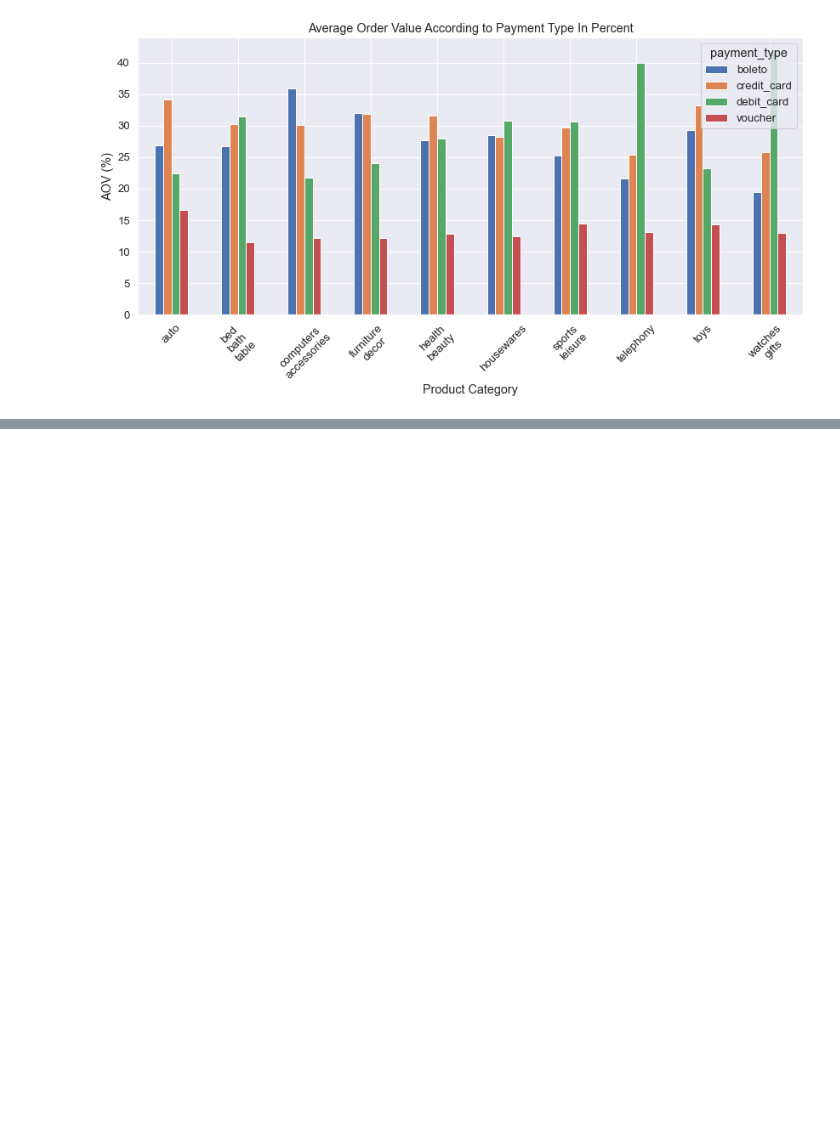
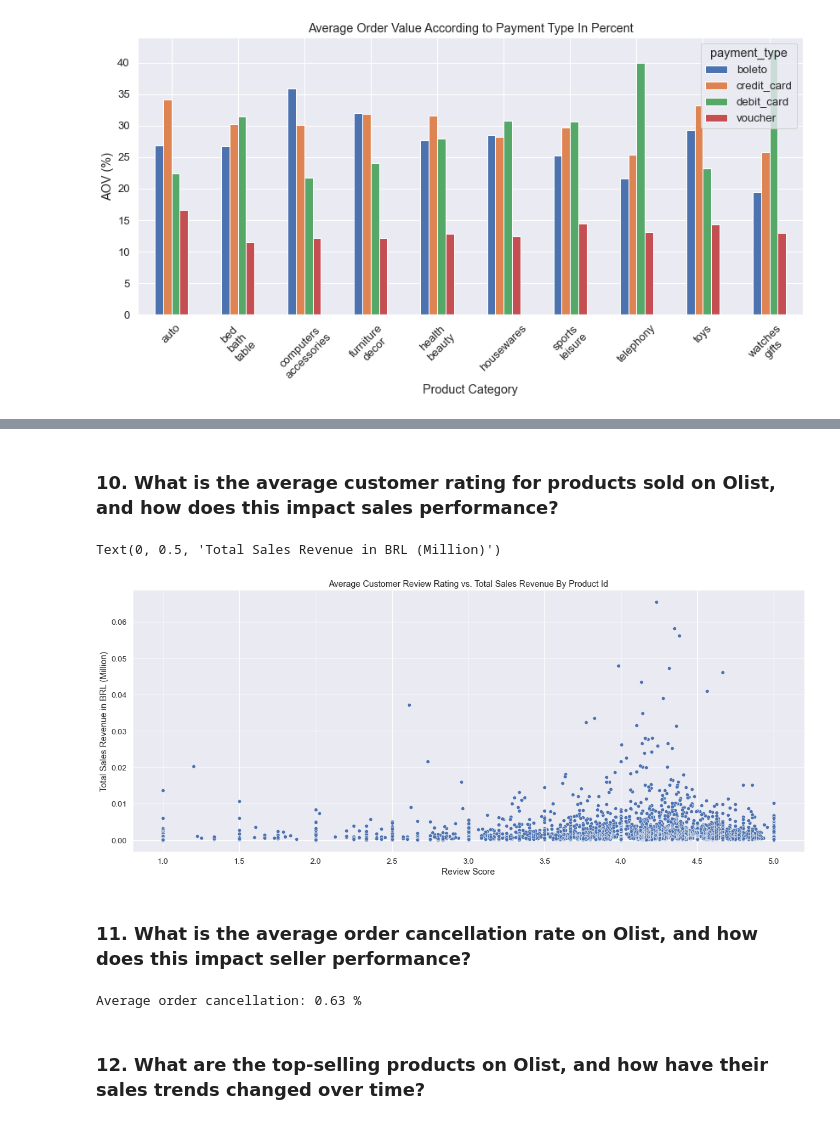
Before and after one commit to fihashim/olist-eda, a Jupyter notebook: olist-eda-p1.ipynb, the cells around one changed output, grey strips where cells are left out. Drawn from its saved outputs; the diff is of its cells as text; code cells hidden in the pictures; blank space fills up the shorter version.

```diff
--- a/olist-eda-p1.ipynb
+++ b/olist-eda-p1.ipynb
@@ -615,0 +717,68 @@ plt.show()
+# %% [markdown]
+### 10. What is the average customer rating for products sold on Olist, and how does this impact sales performance?
+# %%
+custom_orders_items_products_payments_reviews = custom.merge(orders, on='customer_id', how='left').merge(order_items, on='order_id', how='left').merge(products_df, on='product_id', how='left').merge(order_payments, on='order_id', how='left').merge(order_reviews, on='order_id', how='left')
+custom_orders_items_products_payments_reviews.drop(columns=['customer_id', 'customer_zip_code_prefix',
+       'customer_city', 'customer_state',
+       'order_purchase_timestamp', 'order_approved_at',
+       'order_delivered_carrier_date',
+       'order_estimated_delivery_date', 'order_item_id',
+       'seller_id', 'shipping_limit_date', 'price', 'freight_value',
+        'product_name_lenght',
+       'product_description_lenght', 'product_photos_qty', 'product_weight_g',
+       'product_length_cm', 'product_height_cm', 'product_width_cm',
+       'payment_sequential', 'payment_type', 'payment_installments', 'review_comment_message'], inplace=True)
+
+# remove duplicate reviews to avoid double counting
+custom_orders_items_products_payments_reviews = custom_orders_items_products_payments_reviews.drop_duplicates(subset='review_id', keep='first')
+
+# remove missing review scores
+custom_orders_items_products_payments_reviews = custom_orders_items_products_payments_reviews[~custom_orders_items_products_payments_reviews.review_score.isna()]
+
+# remove unavailable orders and reviews made before order is received
+custom_orders_items_products_payments_reviews = custom_orders_items_products_payments_reviews[custom_orders_items_products_payments_reviews.order_status =='delivered']
+
+# get average customer review scores
+average_customer_review_score = custom_orders_items_products_payments_reviews.groupby('product_id').mean('review_score')['review_score']
+
+# get total sales revenue
+total_customer_sales_review = custom_orders_items_products_payments_reviews.groupby('product_id').sum('payment_value')['payment_value'].reset_index()
+total_customer_sales_review = total_customer_sales_review.sort_values('payment_value', ascending=False)
+total_customer_sales_review['payment_value'] = total_customer_sales_review['payment_value'] / 1e6
+total_customer_sales_review.head()
+
+
+# merge total sales revenue by product id with average customer review score by product id
+total_customer_sales_review_score = total_customer_sales_review.merge(average_customer_review_score, on='product_id', how='inner').sort_values(by='review_score', ascending=False)
+
+# max sales revenue review score
+total_customer_sales_review_score[total_customer_sales_review_score.payment_value == total_customer_sales_review_score.payment_value.max()]['payment_value'] * 1e6
+
+fig3, ax3 = plt.subplots(figsize=(20,8))
+fig_scat = sns.scatterplot(data=total_customer_sales_review_score, x="review_score", y='payment_value')
+fig_scat.set_title('Average Customer Review Rating vs. Total Sales Revenue By Product Id')
+fig_scat.set_xlabel('Review Score')
+fig_scat.set_ylabel('Total Sales Revenue in BRL (Million)')
+# %% [output]
+Text(0, 0.5, 'Total Sales Revenue in BRL (Million)')
+[figure, added]
+# %% [markdown]
+### 11. What is the average order cancellation rate on Olist, and how does this impact seller performance?
+# %%
+# duplicate order ids are removedc
+customer_orders = custom.merge(orders, on='customer_id', how='inner')
+customer_orders = customer_orders.drop_duplicates(subset='order_id', keep='first')
+
+# # filter according to canceled order status
+canceled_orders = customer_orders[customer_orders.order_status == 'canceled']
+
+# filter remaining orders not canceled
+other_orders = customer_orders[customer_orders.order_status != 'canceled']
+
+# average order cancellation - 0.63%
+average_order_cancellation = len(canceled_orders) / len(other_orders) * 100
+print(f"Average order cancellation: {round(average_order_cancellation,2)} %")
+# %% [output]
+Average order cancellation: 0.63 %
+# %% [markdown]
+### 12. What are the top-selling products on Olist, and how have their sales trends changed over time?
```
Also changed, not shown: parts of 23 cells of this notebook.
